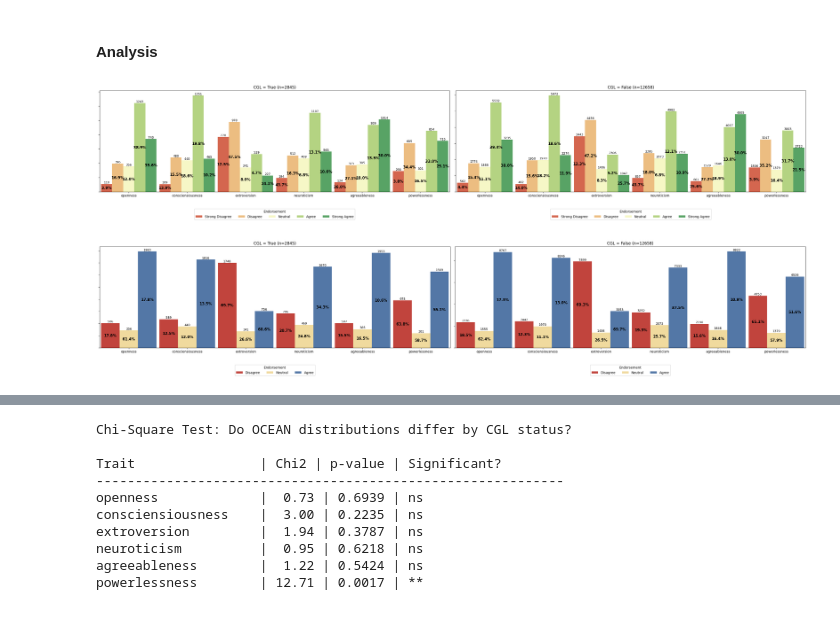
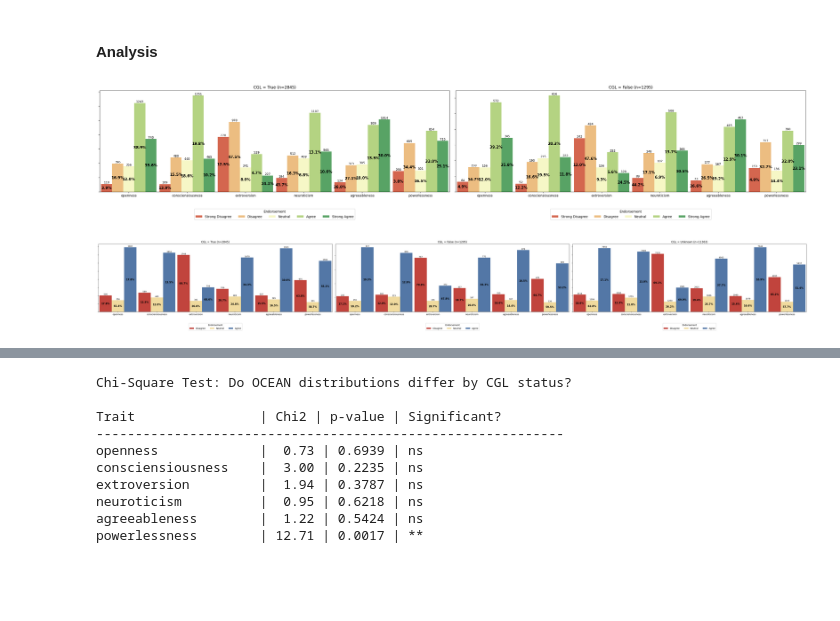
Before and after one commit to darknet-doll/BKS_survey, a Jupyter notebook: 1a_CGL_EDA.ipynb, the cells around one changed output, grey strips where cells are left out. Cells and saved outputs as stored; diff of their text form; code cells hidden in the pictures; blank space fills up the shorter version.

```diff
--- a/1a_CGL_EDA.ipynb
+++ b/1a_CGL_EDA.ipynb
@@ -56,9 +67,12 @@ list(df.columns)
 # %%
 # Replace CGL NaN values with 0 and create a boolean flag for CGL presence.
 df['cgl'] = df['cgl']
-df['cgl_flag']=(df['cgl'] > 0).astype(bool)
 
+df['cgl_flag'] = np.where(
+    df['cgl'] >= 1, True,
+    np.where(df['cgl'] == 0, False, "Unknown")
+)
 # Extracting DF for CGL and non-CGL records.
-cgl_df = df[df['cgl_flag'] == True]
-non_cgl_df = df[df['cgl_flag'] == False]
+cgl_df = df[df['cgl_flag'] == "True"]
+non_cgl_df = df[df['cgl_flag'] == "False"]
 # %%
@@ -82,7 +291,7 @@ Total CGL negative records:  12658
 # Review CGL Arousal Scale distribution.
 # df[df.cgl_flag==True]['cgl'].value_counts(normalize=True).round(2)*100
 
-ax=(cgl_df["cgl"].value_counts(normalize=True).round(2) * 100).sort_index().plot(
+ax=(df["cgl"].value_counts(normalize=True).round(2) * 100).sort_index().plot(
     kind="bar", figsize=(10, 6), title="CGL Value Distribution"
 )
 # Formatting
@@ -734,8 +1067,8 @@ bucket_order_3 = ['Disagree', 'Neutral', 'Agree']
 # %%
 fig, axes = plt.subplots(1, 2, figsize=(30, 6))
 
-for idx, (cgl_flag, ax) in enumerate([(True, axes[0]), (False, axes[1])]):
-    subset = df[df['cgl_flag'] == cgl_flag]
+for idx, (cgl_flag, ax) in enumerate([('True', axes[0]), ('False', axes[1])]):
+    subset = df[df['cgl_flag'].astype(str) == cgl_flag]
     bucket_data = []
 
     for trait in ocean_cols:
@@ -757,14 +1090,15 @@ for idx, (cgl_flag, ax) in enumerate([(True, axes[0]), (False, axes[1])]):
     counts = counts.sort_values(['trait', 'bucket'])
 
     # Plot with wider bars
-    sns.barplot(data=counts, x='trait', y='count', hue='bucket', ax=ax, palette='RdYlGn', hue_order=expanded_bucket_order, width=0.95)
+    sns.barplot(data=counts, x='trait', y='count', hue='bucket', ax=ax,
+                palette='RdYlGn', hue_order=expanded_bucket_order, width=0.95)
 
-    # Add count + pct labels on top
+    # Add count labels on top
     for container in ax.containers:
         ax.bar_label(container, fontsize=9)
 
     # Add percentage labels in middle of bars
-    for i, (bar, pct) in enumerate(zip(ax.patches, counts['pct'])):
+    for bar, pct in zip(ax.patches, counts['pct']):
         height = bar.get_height()
         ax.text(bar.get_x() + bar.get_width() / 2, height / 2,
                 f'{pct:.1f}%',
@@ -776,21 +1110,18 @@ for idx, (cgl_flag, ax) in enumerate([(True, axes[0]), (False, axes[1])]):
     ax.set_xlabel('')
     ax.set_yticklabels([])
 
-    # Center legend under title
-    if idx == 1:
-        ax.legend(title='Endorsement', bbox_to_anchor=(0.5, -0.15), loc='upper center', ncol=5)
-    else:
-        ax.legend(title='Endorsement', bbox_to_anchor=(0.5, -0.15), loc='upper center', ncol=5)
+    ax.legend(title='Endorsement', bbox_to_anchor=(0.5, -0.15),
+              loc='upper center', ncol=5)
 
 plt.tight_layout()
 plt.show()
 # %% [output]
-[figure, old version]
+[figure, new version]
 # %%
-fig, axes = plt.subplots(1, 2, figsize=(30, 6))
+fig, axes = plt.subplots(1, 3, figsize=(45, 6))
 
-for idx, (cgl_flag, ax) in enumerate([(True, axes[0]), (False, axes[1])]):
-    subset = df[df['cgl_flag'] == cgl_flag]
+for idx, (cgl_flag, ax) in enumerate([('True', axes[0]), ('False', axes[1]), ('Unknown', axes[2])]):
+    subset = df[df['cgl_flag'].astype(str) == cgl_flag]
     bucket_data = []
 
     for trait in ocean_cols:
@@ -802,32 +1133,33 @@ for idx, (cgl_flag, ax) in enumerate([(True, axes[0]), (False, axes[1])]):
 
     bucket_df = pd.DataFrame(bucket_data)
     counts = bucket_df.groupby(['trait', 'bucket']).size().reset_index(name='count')
 
     counts['total'] = counts.groupby('trait')['count'].transform('sum')
     counts['pct'] = (100 * counts['count'] / counts['total']).round(1)
 
     counts['bucket'] = pd.Categorical(counts['bucket'], categories=bucket_order_3, ordered=True)
     counts['trait'] = pd.Categorical(counts['trait'], categories=ocean_cols, ordered=True)
     counts = counts.sort_values(['trait', 'bucket'])
 
-    sns.barplot(data=counts, x='trait', y='count', hue='bucket', ax=ax, palette=['#d73027', '#fee090', '#4575b4'], hue_order=bucket_order_3, width=0.95)
+    sns.barplot(data=counts, x='trait', y='count', hue='bucket', ax=ax,
+                palette=['#d73027', '#fee090', '#4575b4'], hue_order=bucket_order_3, width=0.95)
 
     for container in ax.containers:
         ax.bar_label(container, fontsize=9)
 
     for bar, pct in zip(ax.patches, counts['pct']):
         height = bar.get_height()
         ax.text(bar.get_x() + bar.get_width() / 2, height / 2,
                 f'{pct:.1f}%',
                 ha='center', va='center', fontsize=11, fontweight='bold', color='black')
 
     ax.set_title(f'CGL = {cgl_flag} (n={len(subset)})', fontsize=12)
     ax.set_ylabel('')
     ax.set_xlabel('')
     ax.set_yticklabels([])
     ax.legend(title='Endorsement', bbox_to_anchor=(0.5, -0.15), loc='upper center', ncol=3)
 
 plt.tight_layout()
 plt.show()
 # %% [output]
-[figure, old version]
+[figure, new version]
```
Also changed, not shown: parts of 36 cells of this notebook, 1 other file.
